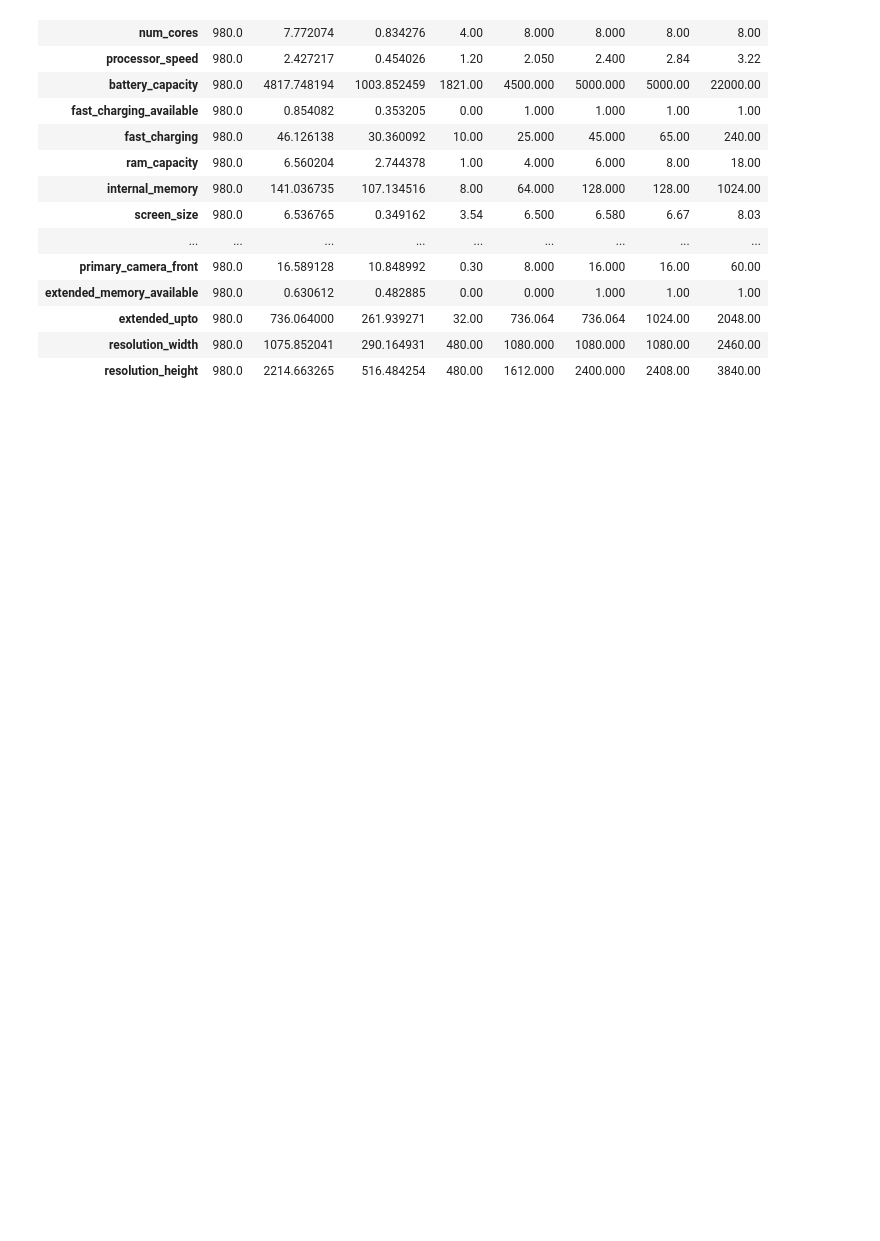
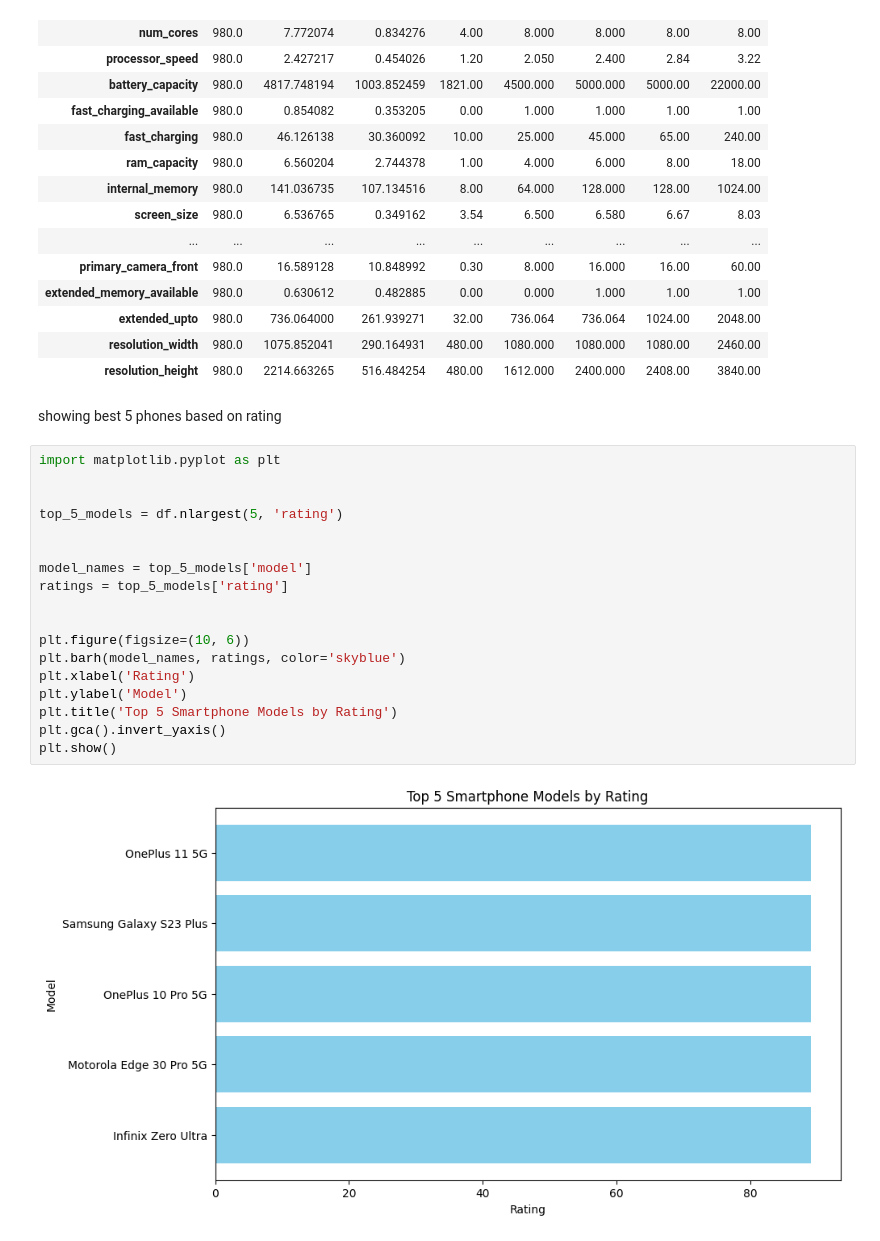
Before and after one commit to Danialezzat/smartphone-project, a Jupyter notebook: smartphone.ipynb, the cells around one changed output. Drawn from its saved outputs; the diff is of its cells as text; blank space fills up the shorter version.

Commit message:
rating plot

```diff
--- a/smartphone.ipynb
+++ b/smartphone.ipynb
@@ -311,3 +311,25 @@ statistic_distribution
 | extended_upto | 980.0 | 736.064000 | 261.939271 | 32.00 | 736.064 | 736.064 | 1024.00 | 2048.00 |
 | resolution_width | 980.0 | 1075.852041 | 290.164931 | 480.00 | 1080.000 | 1080.000 | 1080.00 | 2460.00 |
 | resolution_height | 980.0 | 2214.663265 | 516.484254 | 480.00 | 1612.000 | 2400.000 | 2408.00 | 3840.00 |
+# %% [markdown]
+showing best 5 phones based on rating
+# %%
+import matplotlib.pyplot as plt
+
+
+top_5_models = df.nlargest(5, 'rating')
+
+
+model_names = top_5_models['model']
+ratings = top_5_models['rating']
+
+
+plt.figure(figsize=(10, 6))
+plt.barh(model_names, ratings, color='skyblue')
+plt.xlabel('Rating')
+plt.ylabel('Model')
+plt.title('Top 5 Smartphone Models by Rating')
+plt.gca().invert_yaxis()
+plt.show()
+# %% [output]
+[figure, added]
```
Also changed, not shown: parts of 2 cells of this notebook.
